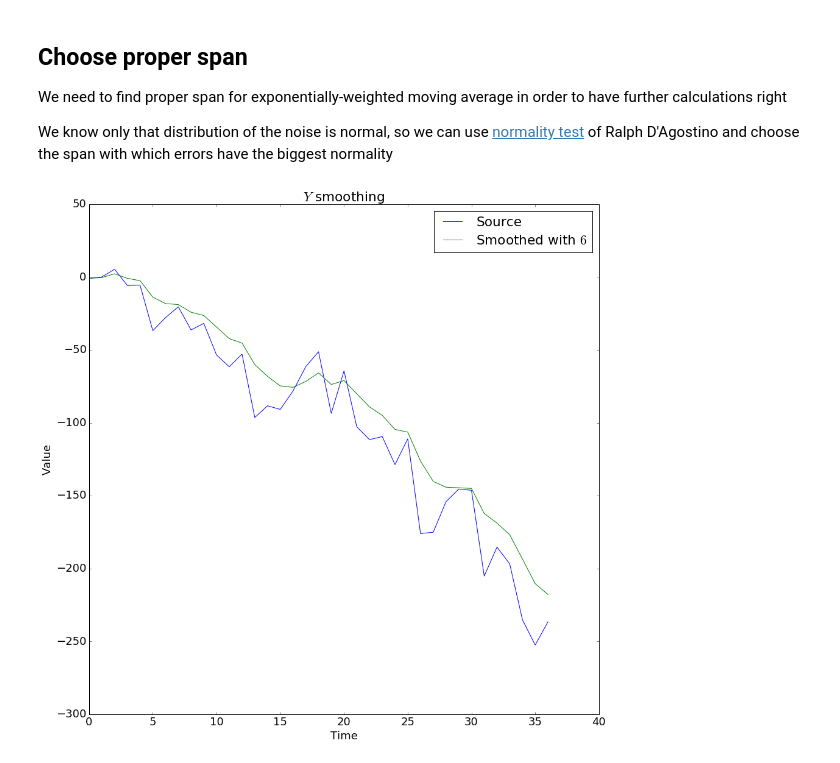
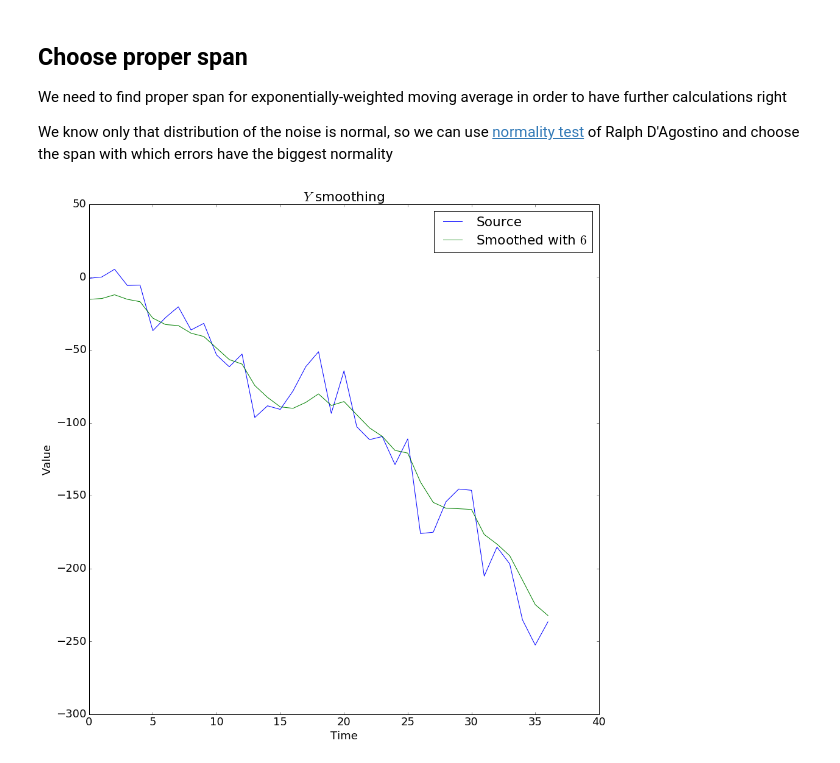
Before and after one commit to definability/statistical-analysis, a Jupyter notebook: course/Notebook/Coursework.ipynb, the cells around one changed output. Saved outputs shown, nothing was run; the diff lists cells and outputs as text; code cells hidden in the pictures.

```diff
--- a/course/Notebook/Coursework.ipynb
+++ b/course/Notebook/Coursework.ipynb
@@ -70,5 +71,10 @@ plt.show()
 ## Initial smoothing
 
 Exponential moving average with window size $6$ will be used
+# %%
+def ewma_averaged(data, span):
+    smoothed = ewma(data, span=span)
+    errors = data - smoothed
+    return smoothed + errors.mean()
 # %%
 span = 6
@@ -112,10 +118,10 @@ because errors have normal distribution by initial conditions.
 # %%
 def get_fixed_std(data_series, position, span):
     data_series = delete(data_series, position)
-    return (data_series - ewma(data_series, span=span)).std()
+    return (data_series - ewma_averaged(data_series, span=span)).std()
 # %%
 def get_f_test_values(data_series, span):
-    smoothed_series = ewma(data_series, span=span)
+    smoothed_series = ewma_averaged(data_series, span=span)
     anomalies_stds = [get_fixed_std(data_series, i, span) for i in range(data_series.size)]
     anomalies = array([(data_series - smoothed_series).std() / std for std in anomalies_stds])**2
     return anomalies
@@ -200,7 +206,7 @@ We know only that distribution of the noise is normal, so we can use
 and choose the span with which errors have the biggest normality
 # %%
 def get_smoothing_errors_normality(data, span):
-    return normaltest(data - ewma(data, span=span))
+    return normaltest(data - ewma_averaged(data, span=span))
 # %%
 def get_best_span(data, min_span=2, max_span=10):
     return (min_span
@@ -209,17 +215,18 @@ def get_best_span(data, min_span=2, max_span=10):
 # %%
 best_span = get_best_span(y_without_anomalies)
 # %%
-smoothed_y_without_anomalies = ewma(y_without_anomalies, span=best_span)
+smoothed_y_without_anomalies = ewma_averaged(y_without_anomalies, span=best_span)
+errors = y_without_anomalies - smoothed_y_without_anomalies
 
 plt.plot(t_without_anomalies, y_without_anomalies, label='Source')
 plt.plot(t_without_anomalies, smoothed_y_without_anomalies, label='Smoothed with $%d$'%best_span)
 
 plt.title('$Y$ smoothing')
 plt.ylabel('Value')
 plt.xlabel('Time')
 
 plt.legend()
 
 plt.show()
 # %% [output]
-[figure, old version]
+[figure, new version]
```
Also changed, not shown: parts of 6 cells of this notebook.
